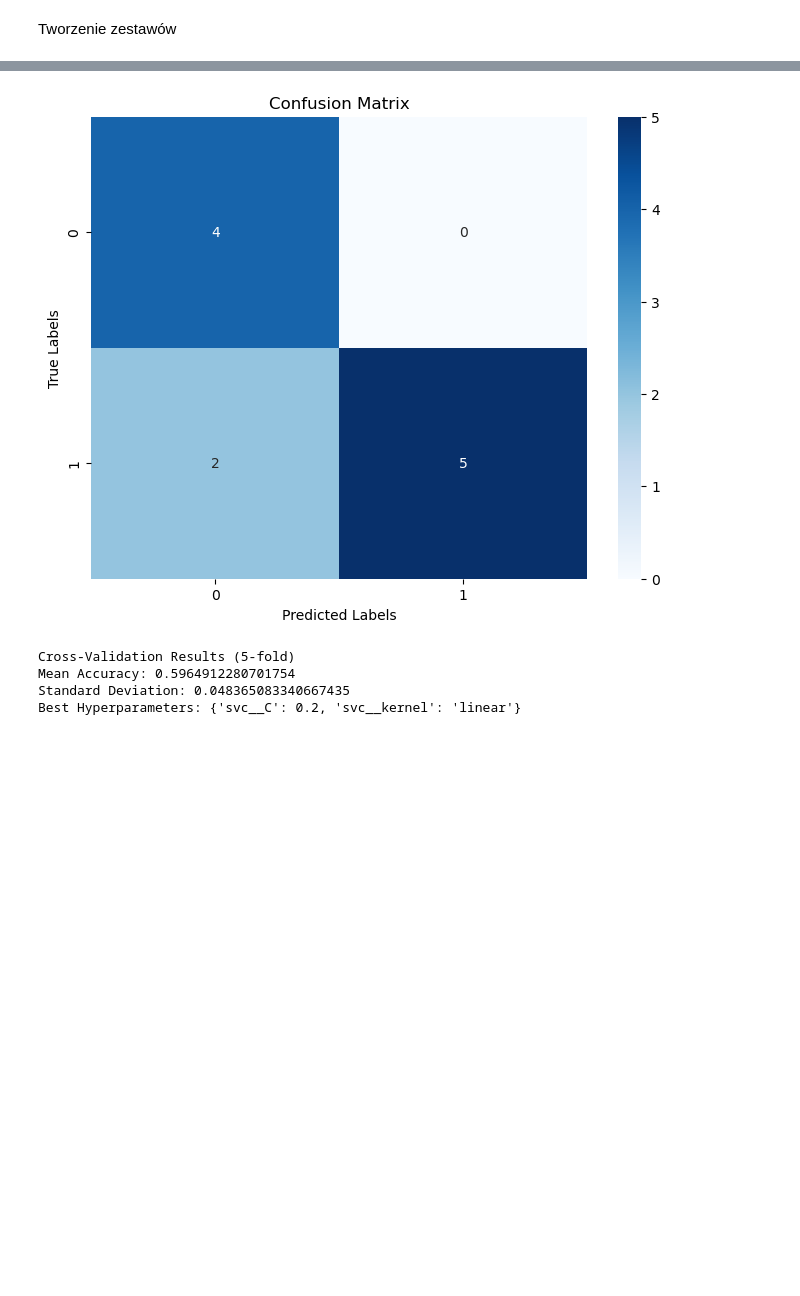
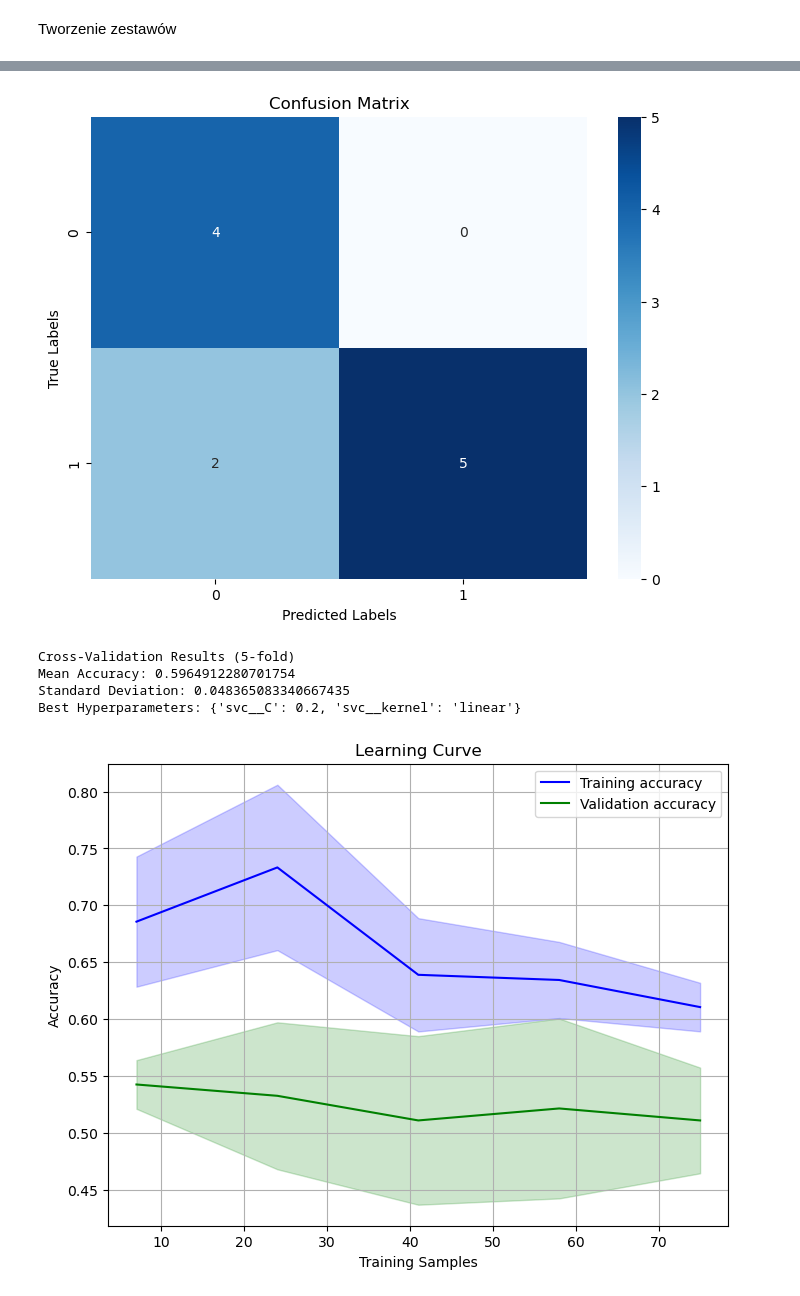
Before and after one commit to pansplawik/eegParkinsonCognitiveDisorders, a Jupyter notebook: thirdVersion.ipynb, the cells around one changed output, grey strips where cells are left out. Saved outputs shown, nothing was run; the diff lists cells and outputs as text; code cells hidden in the pictures; blank space fills up the shorter version.

```diff
--- a/thirdVersion.ipynb
+++ b/thirdVersion.ipynb
@@ -364,33 +405,35 @@ k = 5  # Number of folds
 scores = cross_val_score(best_clf,list(X_train), y_train, cv=k, scoring='accuracy')
 
 # Compute mean and standard deviation of accuracy
 mean_accuracy = scores.mean()
 std_accuracy = scores.std()
 
 print('Cross-Validation Results ({}-fold)'.format(k))
 print('Mean Accuracy:', mean_accuracy)
 print('Standard Deviation:', std_accuracy)
 
 # Best hyperparameters from grid search
 best_params = grid_search.best_params_
 print('Best Hyperparameters:', best_params)
+learningStats(clf_svm_pip,list(X_train),y_train)
 # %% [output]
 Random Forest Classification Report:
               precision    recall  f1-score   support
 
            0       0.67      1.00      0.80         4
            1       1.00      0.71      0.83         7
 
     accuracy                           0.82        11
    macro avg       0.83      0.86      0.82        11
 weighted avg       0.88      0.82      0.82        11
 
 Accuracy of model: 0.8181818181818182
 [figure]
 Cross-Validation Results (5-fold)
 Mean Accuracy: 0.5964912280701754
 Standard Deviation: 0.048365083340667435
 Best Hyperparameters: {'svc__C': 0.2, 'svc__kernel': 'linear'}
+[figure, added]
 # %%
 from sklearn.ensemble import RandomForestClassifier
 from sklearn.metrics import classification_report
```
Also changed, not shown: parts of 9 cells of this notebook.
